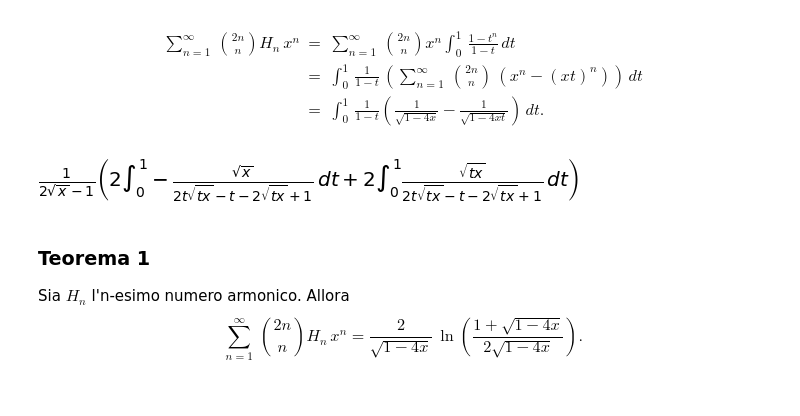
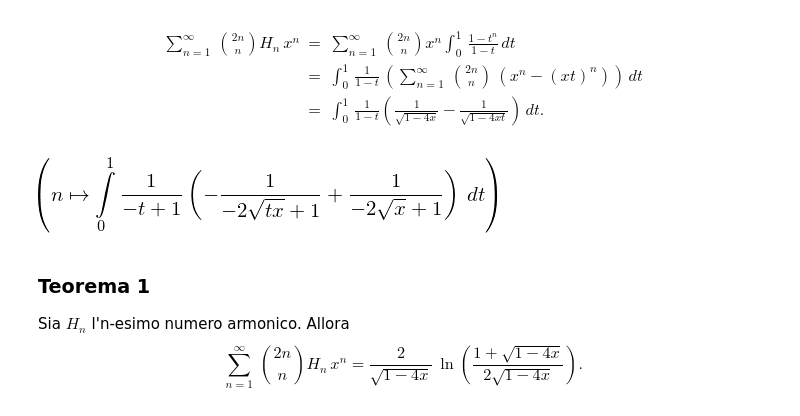
Before and after one commit to mameli/Analysis_and_Design_of_Algorithms, a Jupyter notebook: Chen21/chen.ipynb, the cells around one changed output. Cells and saved outputs as stored; diff of their text form; code cells hidden in the pictures.

```diff
--- a/Chen21/chen.ipynb
+++ b/Chen21/chen.ipynb
@@ -181,10 +181,10 @@ h7_2 = Lambda([n], Integral((1 - t**n)/(1 - t),(t, 0, 1)))
 \end{eqnarray*}
 # %%
 h9 = Lambda([n], binomial(2*n, n)* harmonic(n))
-h9_4 = integrate(1/(1 - t) * (1/(1 - sqrt(4*x)) - 1/(1 - sqrt(4*x*t))), (t,0,1))
+h9_4 = Lambda([n], Integral(1/(1 - t) * (1/(1 - sqrt(4*x)) - 1/(1 - sqrt(4*x*t))), (t,0,1)))
 h9_4
 # %% [output]
-[figure, old version]
+[figure, new version]
 # %% [markdown]
 ### Teorema 1
 Sia $H_n$ l'n-esimo numero armonico. Allora
```
Also changed, not shown: parts of 65 cells of this notebook, 1 other file.
